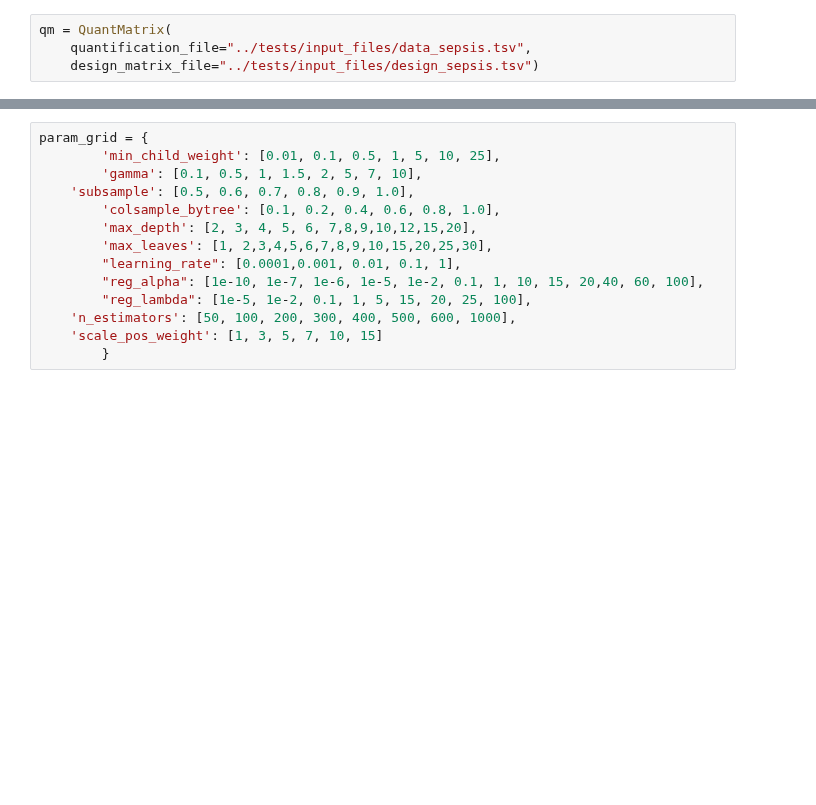
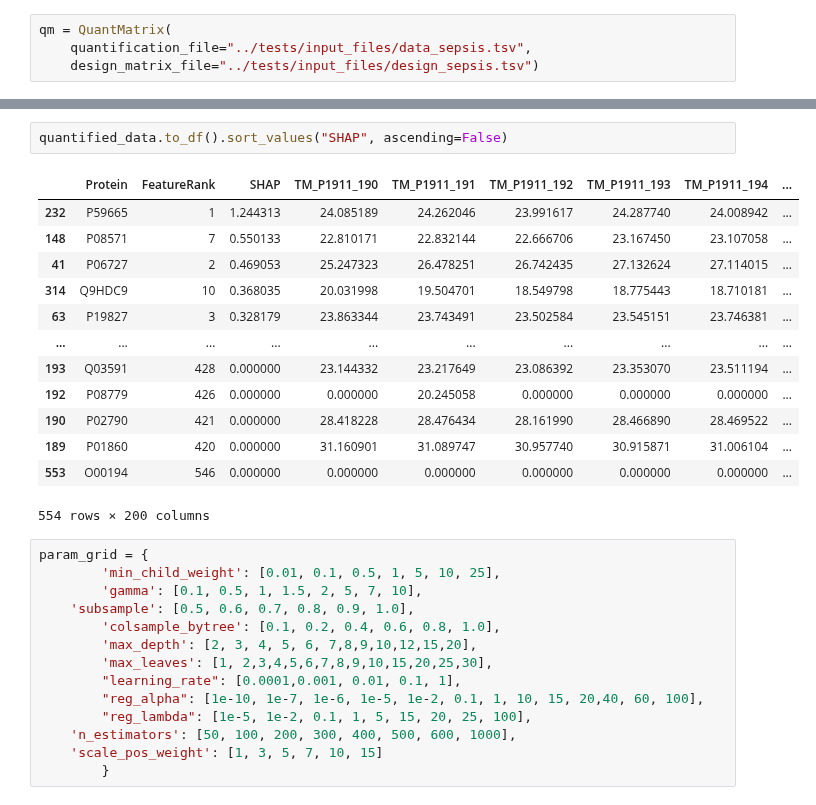
Before and after one commit to InfectionMedicineProteomics/DPKS, a Jupyter notebook: notebooks/classifier.ipynb, the cells around one changed output, grey strips where cells are left out. Saved outputs shown, nothing was run; the diff lists cells and outputs as text; blank space fills up the shorter version.

```diff
--- a/notebooks/classifier.ipynb
+++ b/notebooks/classifier.ipynb
@@ -34,3 +87,19 @@ X, y = _generate_data_matrices(quantified_data, scale)
+# %%
+quantified_data.to_df().sort_values("SHAP", ascending=False)
+# %% [output]
+|  | Protein | FeatureRank | SHAP | TM_P1911_190 | TM_P1911_191 | TM_P1911_192 | TM_P1911_193 | TM_P1911_194 | ... |
+| 232 | P59665 | 1 | 1.244313 | 24.085189 | 24.262046 | 23.991617 | 24.287740 | 24.008942 | ... |
+| 148 | P08571 | 7 | 0.550133 | 22.810171 | 22.832144 | 22.666706 | 23.167450 | 23.107058 | ... |
+| 41 | P06727 | 2 | 0.469053 | 25.247323 | 26.478251 | 26.742435 | 27.132624 | 27.114015 | ... |
+| 314 | Q9HDC9 | 10 | 0.368035 | 20.031998 | 19.504701 | 18.549798 | 18.775443 | 18.710181 | ... |
+| 63 | P19827 | 3 | 0.328179 | 23.863344 | 23.743491 | 23.502584 | 23.545151 | 23.746381 | ... |
+| ... | ... | ... | ... | ... | ... | ... | ... | ... | ... |
+| 193 | Q03591 | 428 | 0.000000 | 23.144332 | 23.217649 | 23.086392 | 23.353070 | 23.511194 | ... |
+| 192 | P08779 | 426 | 0.000000 | 0.000000 | 20.245058 | 0.000000 | 0.000000 | 0.000000 | ... |
+| 190 | P02790 | 421 | 0.000000 | 28.418228 | 28.476434 | 28.161990 | 28.466890 | 28.469522 | ... |
+| 189 | P01860 | 420 | 0.000000 | 31.160901 | 31.089747 | 30.957740 | 30.915871 | 31.006104 | ... |
+| 553 | O00194 | 546 | 0.000000 | 0.000000 | 0.000000 | 0.000000 | 0.000000 | 0.000000 | ... |
+554 rows × 200 columns
 # %%
 param_grid = {
         'min_child_weight': [0.01, 0.1, 0.5, 1, 5, 10, 25],
```
Also changed, not shown: parts of 14 cells of this notebook, 3 other files.
